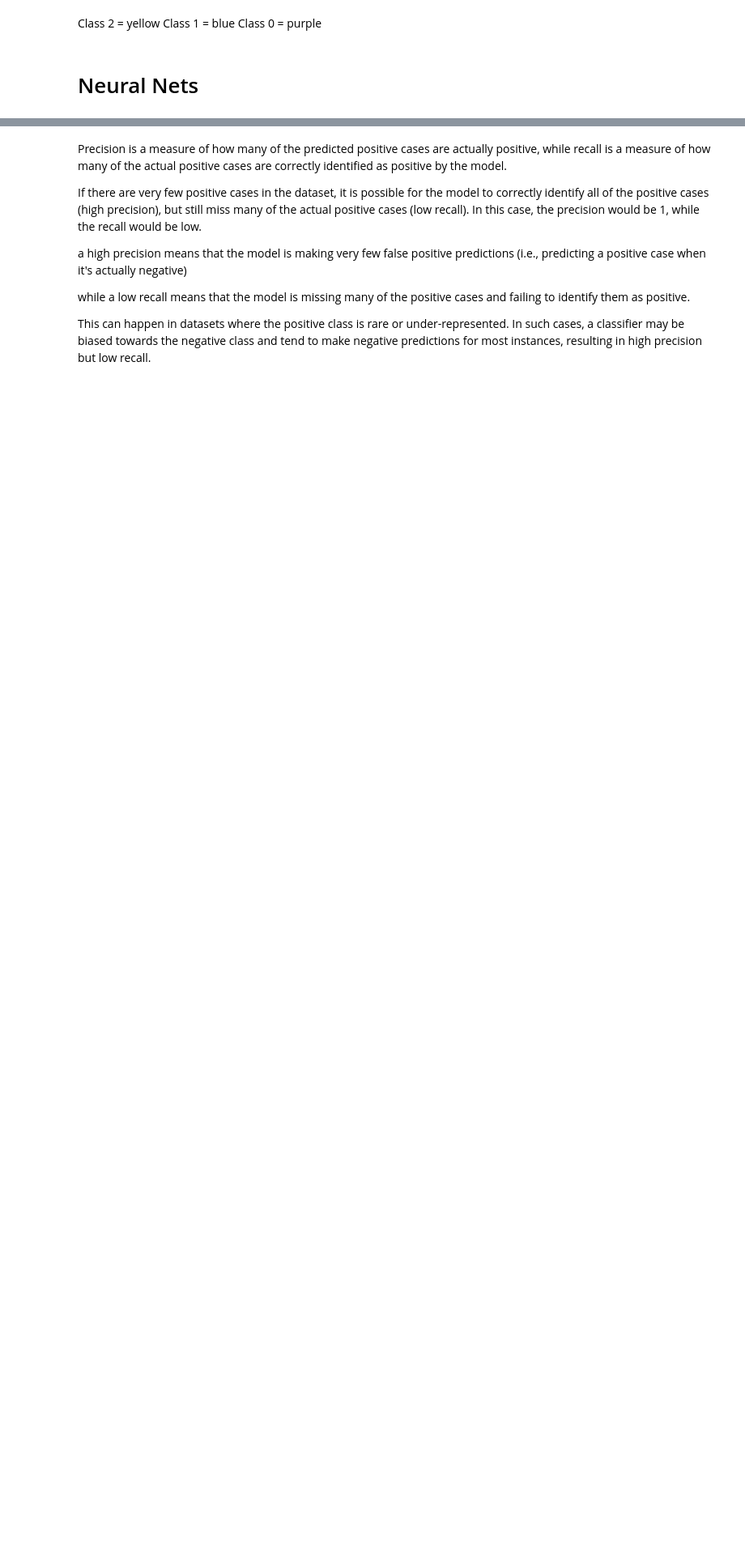
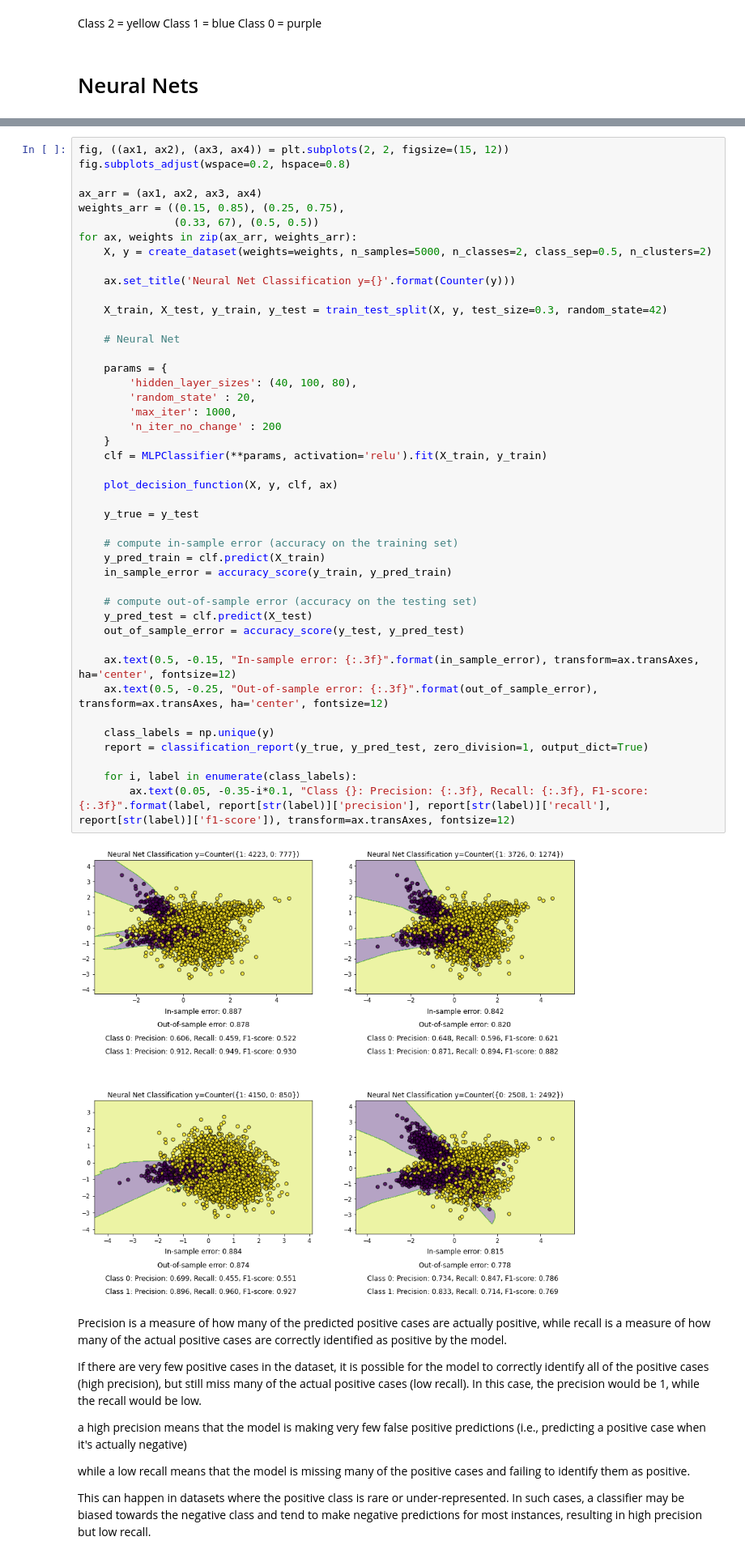
Before and after one commit to lucavella/SFML-project, a Jupyter notebook: Milan.ipynb, the cells around one changed output, grey strips where cells are left out. Shown at 81% size. Cells and saved outputs as stored; diff of their text form; blank space fills up the shorter version.

```diff
--- a/Milan.ipynb
+++ b/Milan.ipynb
@@ -193,3 +112,49 @@ for ax, weights in zip(ax_arr, weights_arr):
+# %%
+fig, ((ax1, ax2), (ax3, ax4)) = plt.subplots(2, 2, figsize=(15, 12))
+fig.subplots_adjust(wspace=0.2, hspace=0.8)
+
+ax_arr = (ax1, ax2, ax3, ax4)
+weights_arr = ((0.15, 0.85), (0.25, 0.75),
+               (0.33, 67), (0.5, 0.5))
+for ax, weights in zip(ax_arr, weights_arr):
+    X, y = create_dataset(weights=weights, n_samples=5000, n_classes=2, class_sep=0.5, n_clusters=2)
+
+    ax.set_title('Neural Net Classification y={}'.format(Counter(y)))
+
+    X_train, X_test, y_train, y_test = train_test_split(X, y, test_size=0.3, random_state=42)
+
+    # Neural Net
+
+    params = {
+        'hidden_layer_sizes': (40, 100, 80),
+        'random_state' : 20,
+        'max_iter': 1000,
+        'n_iter_no_change' : 200
+    }
+    clf = MLPClassifier(**params, activation='relu').fit(X_train, y_train)
+
+    plot_decision_function(X, y, clf, ax)
+
+    y_true = y_test
+
+    # compute in-sample error (accuracy on the training set)
+    y_pred_train = clf.predict(X_train)
+    in_sample_error = accuracy_score(y_train, y_pred_train)
+
+    # compute out-of-sample error (accuracy on the testing set)
+    y_pred_test = clf.predict(X_test)
+    out_of_sample_error = accuracy_score(y_test, y_pred_test)
+
+    ax.text(0.5, -0.15, "In-sample error: {:.3f}".format(in_sample_error), transform=ax.transAxes, ha='center', fontsize=12)
+    ax.text(0.5, -0.25, "Out-of-sample error: {:.3f}".format(out_of_sample_error), transform=ax.transAxes, ha='center', fontsize=12)
+
+    class_labels = np.unique(y)
+    report = classification_report(y_true, y_pred_test, zero_division=1, output_dict=True)
+
+    for i, label in enumerate(class_labels):
+        ax.text(0.05, -0.35-i*0.1, "Class {}: Precision: {:.3f}, Recall: {:.3f}, F1-score: {:.3f}".format(label, report[str(label)]['precision'], report[str(label)]['recall'], report[str(label)]['f1-score']), transform=ax.transAxes, fontsize=12)
+# %% [output]
+[figure, added]
 # %% [markdown]
 Precision is a measure of how many of the predicted positive cases are actually positive, while recall is a measure of how many of the actual positive cases are correctly identified as positive by the model.
 
```
Also changed, not shown: parts of 12 cells of this notebook.
